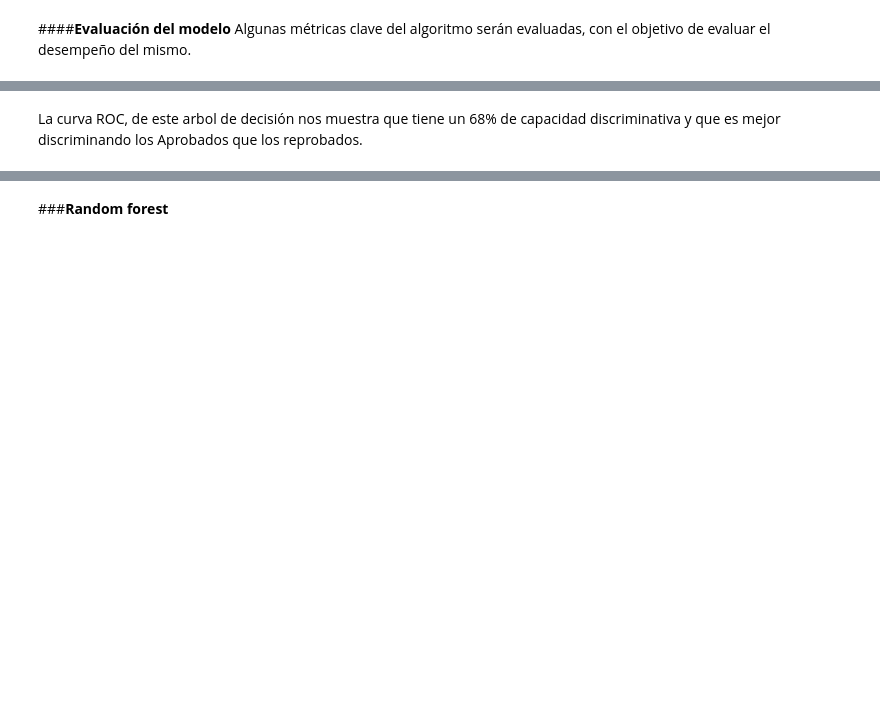
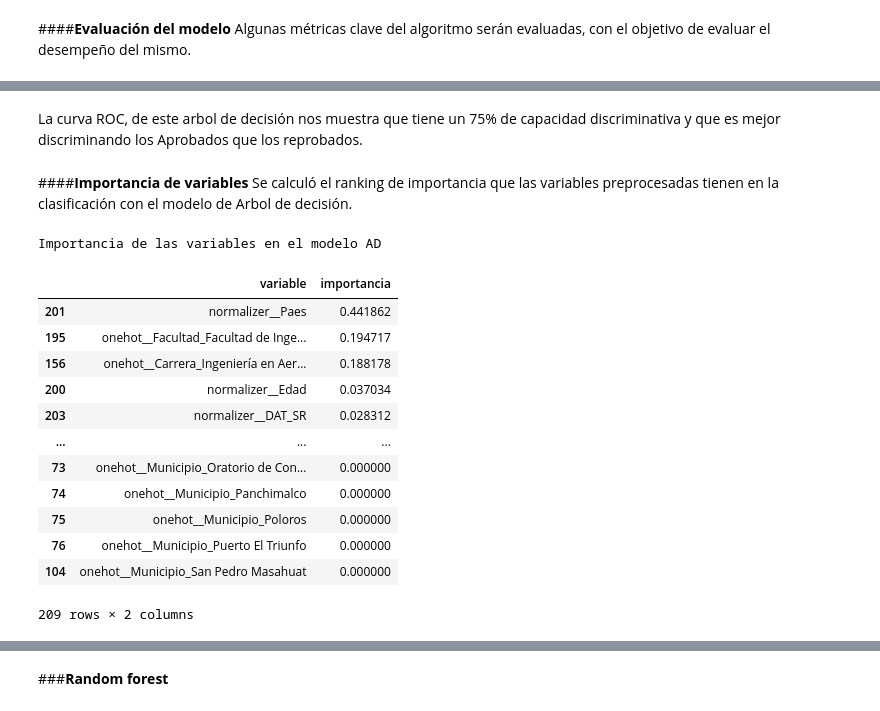
Before and after one commit to MarvinLopezOsorio/AnaliticaPredictiva_TrabajoFinal, a Jupyter notebook: Trabajo Final.ipynb, the cells around one changed output, grey strips where cells are left out. Drawn from its saved outputs; the diff is of its cells as text; code cells hidden in the pictures; blank space fills up the shorter version.

```diff
--- a/Trabajo Final.ipynb
+++ b/Trabajo Final.ipynb
@@ -457,2 +443,25 @@ Function plot_roc_curve is deprecated; Function `plot_roc_curve` is deprecated i
 # %% [markdown]
-La curva ROC, de este arbol de decisión nos muestra que tiene un 68% de capacidad discriminativa y que es mejor discriminando los Aprobados que los reprobados.
+La curva ROC, de este arbol de decisión nos muestra que tiene un 75% de capacidad discriminativa y que es mejor discriminando los Aprobados que los reprobados.
+# %% [markdown]
+####****Importancia de variables****
+Se calculó el ranking de importancia que las variables preprocesadas tienen en la clasificación con el modelo de Arbol de decisión.
+# %%
+print("Importancia de las variables en el modelo AD")
+importancia_variables_AD = pd.DataFrame({'variable': labels.tolist(),
+                                      'importancia': modelo_AD.feature_importances_})
+importancia_variables_AD.sort_values('importancia', ascending=False)
+# %% [output]
+Importancia de las variables en el modelo AD
+|  | variable | importancia |
+| 201 | normalizer__Paes | 0.441862 |
+| 195 | onehot__Facultad_Facultad de Inge... | 0.194717 |
+| 156 | onehot__Carrera_Ingeniería en Aer... | 0.188178 |
+| 200 | normalizer__Edad | 0.037034 |
+| 203 | normalizer__DAT_SR | 0.028312 |
+| ... | ... | ... |
+| 73 | onehot__Municipio_Oratorio de Con... | 0.000000 |
+| 74 | onehot__Municipio_Panchimalco | 0.000000 |
+| 75 | onehot__Municipio_Poloros | 0.000000 |
+| 76 | onehot__Municipio_Puerto El Triunfo | 0.000000 |
+| 104 | onehot__Municipio_San Pedro Masahuat | 0.000000 |
+209 rows × 2 columns
```
Also changed, not shown: parts of 45 cells of this notebook.
